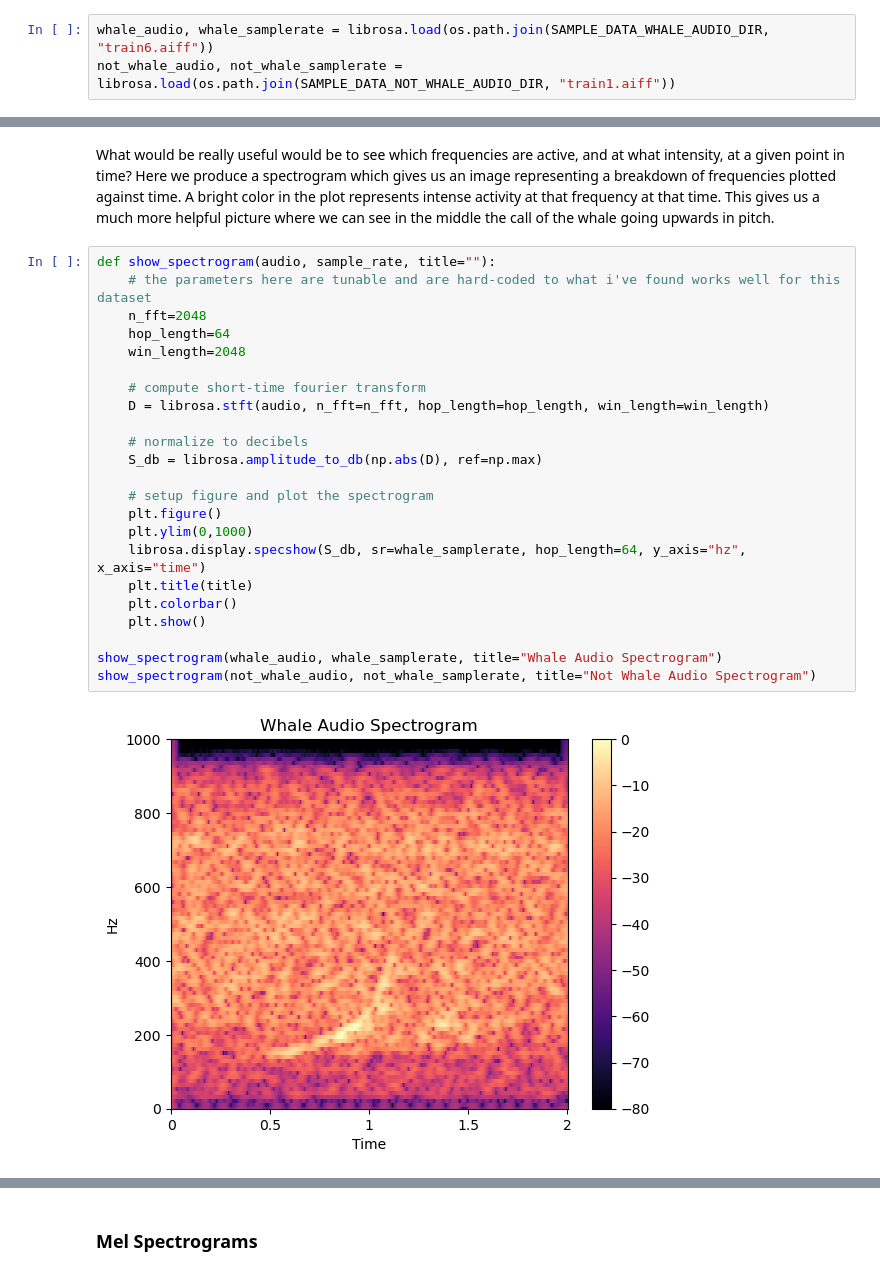
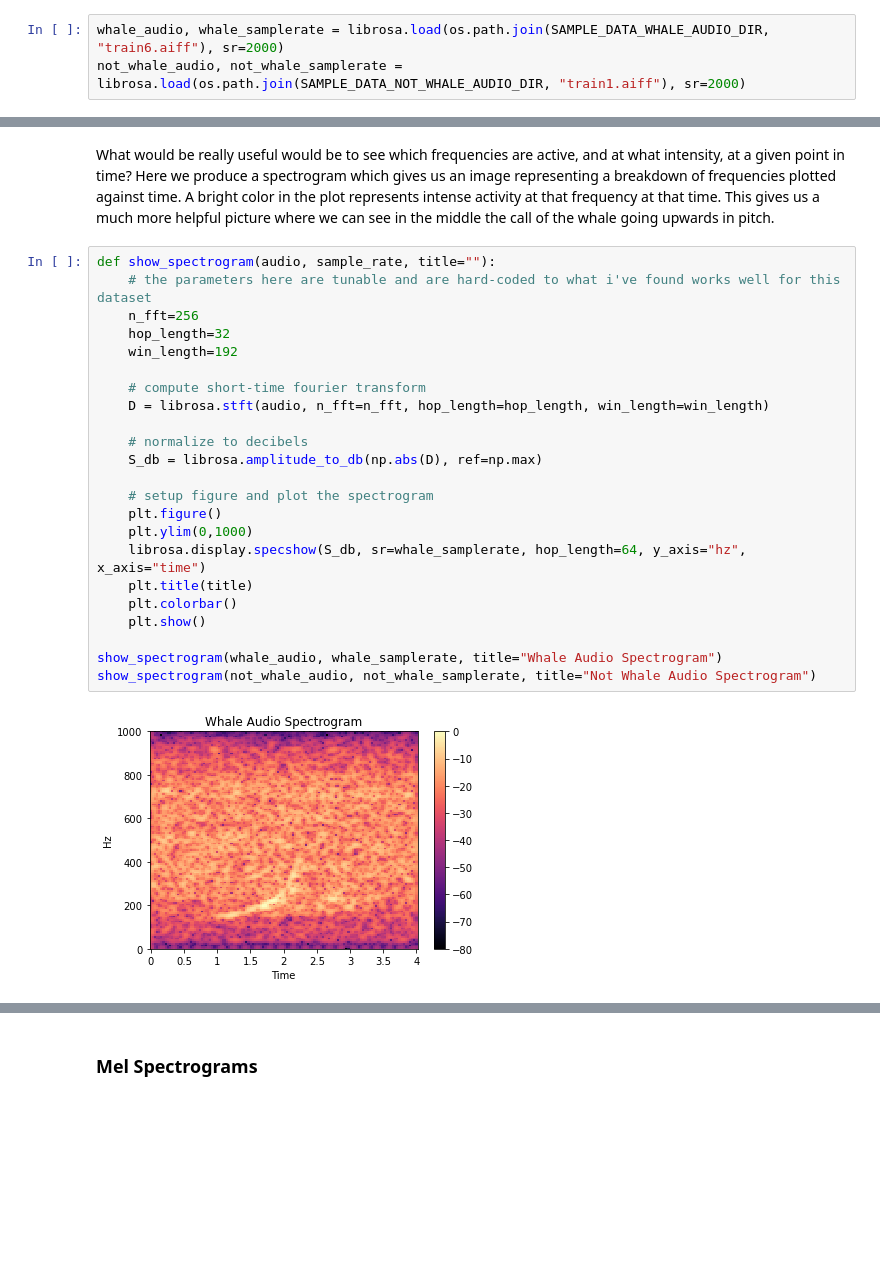
Before and after one commit to ericmichael/whale_detection_fast-ai, a Jupyter notebook: 01_background.ipynb, the cells around one changed output, grey strips where cells are left out. Drawn from its saved outputs; the diff is of its cells as text; blank space fills up the shorter version.

```diff
--- a/01_background.ipynb
+++ b/01_background.ipynb
@@ -65,8 +65,8 @@ Librosa is a library for working with audio files and music. Many of the common
 # %% [markdown]
 ## Loading Examples
 # %%
-whale_audio, whale_samplerate = librosa.load(os.path.join(SAMPLE_DATA_WHALE_AUDIO_DIR, "train6.aiff"))
-not_whale_audio, not_whale_samplerate = librosa.load(os.path.join(SAMPLE_DATA_NOT_WHALE_AUDIO_DIR, "train1.aiff"))
+whale_audio, whale_samplerate = librosa.load(os.path.join(SAMPLE_DATA_WHALE_AUDIO_DIR, "train6.aiff"), sr=2000)
+not_whale_audio, not_whale_samplerate = librosa.load(os.path.join(SAMPLE_DATA_NOT_WHALE_AUDIO_DIR, "train1.aiff"), sr=2000)
 # %% [markdown]
 The sampling rate refers to the number of samples of audio recorded every second. It is measured in samples per second or Hertz (abbreviated as Hz or kHz, with one kHz being 1000 Hz).
 
@@ -117,25 +117,25 @@ What would be really useful would be to see which frequencies are active, and at
 # %%
 def show_spectrogram(audio, sample_rate, title=""):
     # the parameters here are tunable and are hard-coded to what i've found works well for this dataset
-    n_fft=2048
-    hop_length=64
-    win_length=2048
+    n_fft=256
+    hop_length=32
+    win_length=192
 
     # compute short-time fourier transform
     D = librosa.stft(audio, n_fft=n_fft, hop_length=hop_length, win_length=win_length)
 
     # normalize to decibels
     S_db = librosa.amplitude_to_db(np.abs(D), ref=np.max)
 
     # setup figure and plot the spectrogram
     plt.figure()
     plt.ylim(0,1000)
     librosa.display.specshow(S_db, sr=whale_samplerate, hop_length=64, y_axis="hz", x_axis="time")
     plt.title(title)
     plt.colorbar()
     plt.show()
 
 show_spectrogram(whale_audio, whale_samplerate, title="Whale Audio Spectrogram")
 show_spectrogram(not_whale_audio, not_whale_samplerate, title="Not Whale Audio Spectrogram")
 # %% [output]
-[figure, old version]
+[figure, new version]
```
Also changed, not shown: parts of 8 cells of this notebook, 4 other files.
